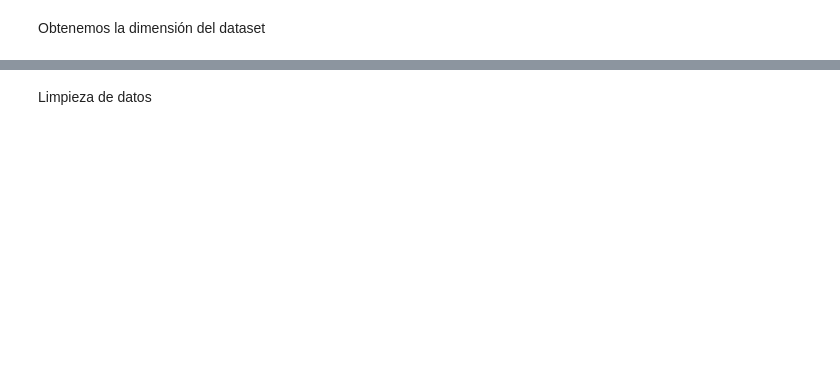
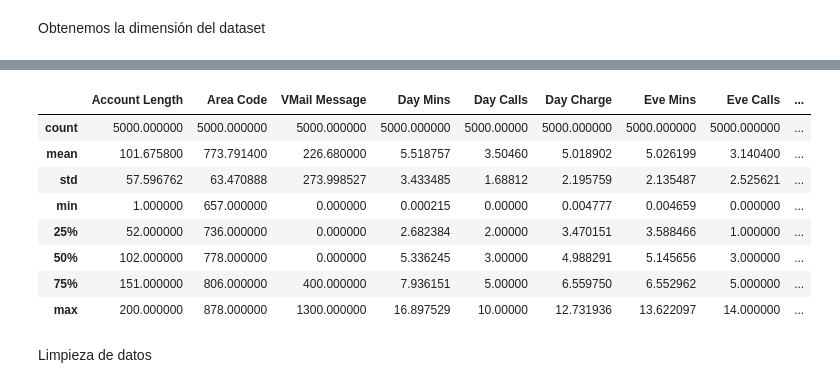
Before and after one commit to EitMD/EspIDMD, a Jupyter notebook: churn_ju.ipynb, the cells around one changed output, grey strips where cells are left out. Drawn from its saved outputs; the diff is of its cells as text; code cells hidden in the pictures; blank space fills up the shorter version.

```diff
--- a/churn_ju.ipynb
+++ b/churn_ju.ipynb
@@ -24,2 +63,15 @@ Obtenemos la dimensión del dataset
+# %%
+#df_churn.head()
+df_churn.describe()
+# %% [output]
+|  | Account Length | Area Code | VMail Message | Day Mins | Day Calls | Day Charge | Eve Mins | Eve Calls | ... |
+| count | 5000.000000 | 5000.000000 | 5000.000000 | 5000.000000 | 5000.00000 | 5000.000000 | 5000.000000 | 5000.000000 | ... |
+| mean | 101.675800 | 773.791400 | 226.680000 | 5.518757 | 3.50460 | 5.018902 | 5.026199 | 3.140400 | ... |
+| std | 57.596762 | 63.470888 | 273.998527 | 3.433485 | 1.68812 | 2.195759 | 2.135487 | 2.525621 | ... |
+| min | 1.000000 | 657.000000 | 0.000000 | 0.000215 | 0.00000 | 0.004777 | 0.004659 | 0.000000 | ... |
+| 25% | 52.000000 | 736.000000 | 0.000000 | 2.682384 | 2.00000 | 3.470151 | 3.588466 | 1.000000 | ... |
+| 50% | 102.000000 | 778.000000 | 0.000000 | 5.336245 | 3.00000 | 4.988291 | 5.145656 | 3.000000 | ... |
+| 75% | 151.000000 | 806.000000 | 400.000000 | 7.936151 | 5.00000 | 6.559750 | 6.552962 | 5.000000 | ... |
+| max | 200.000000 | 878.000000 | 1300.000000 | 16.897529 | 10.00000 | 12.731936 | 13.622097 | 14.000000 | ... |
 # %% [markdown]
 Limpieza de datos
```
Also changed, not shown: parts of 34 cells of this notebook.
